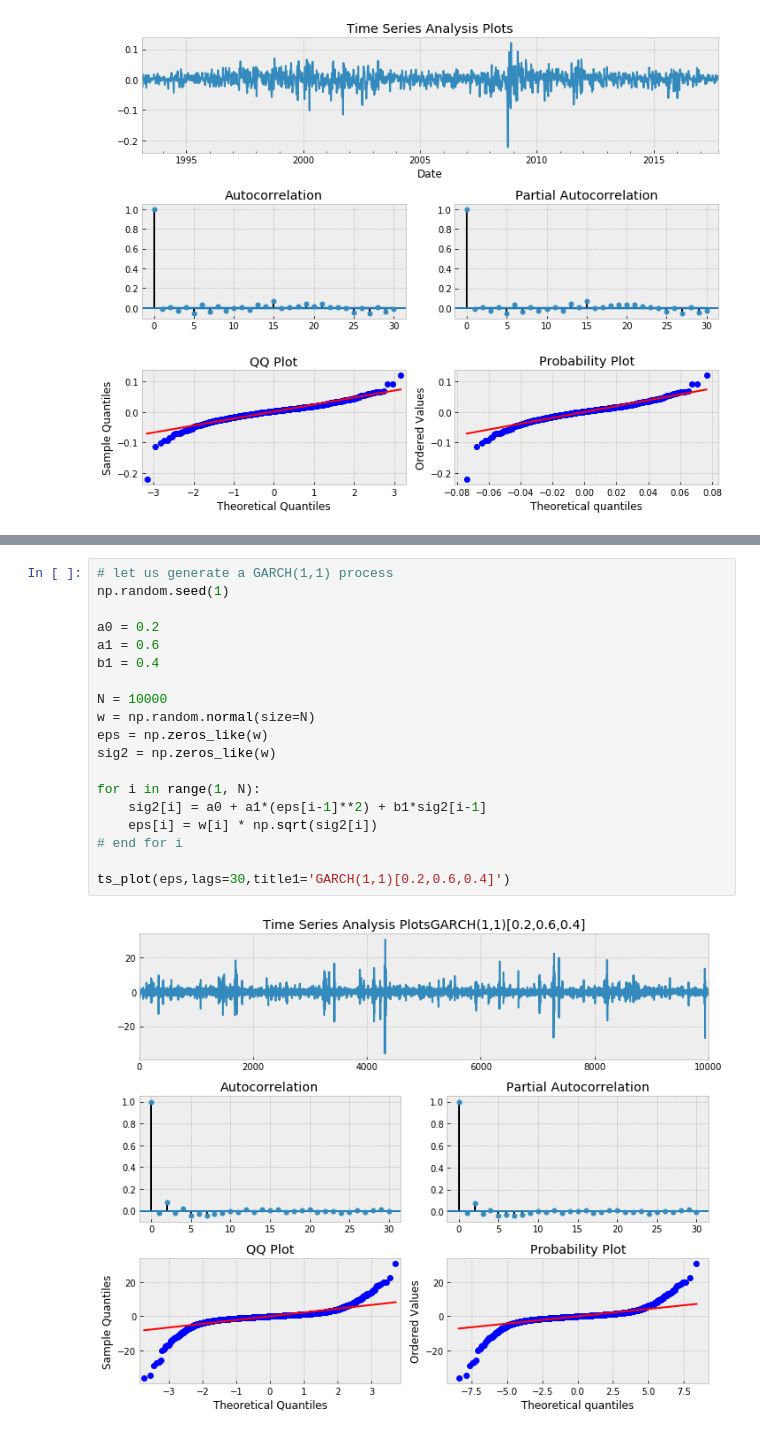
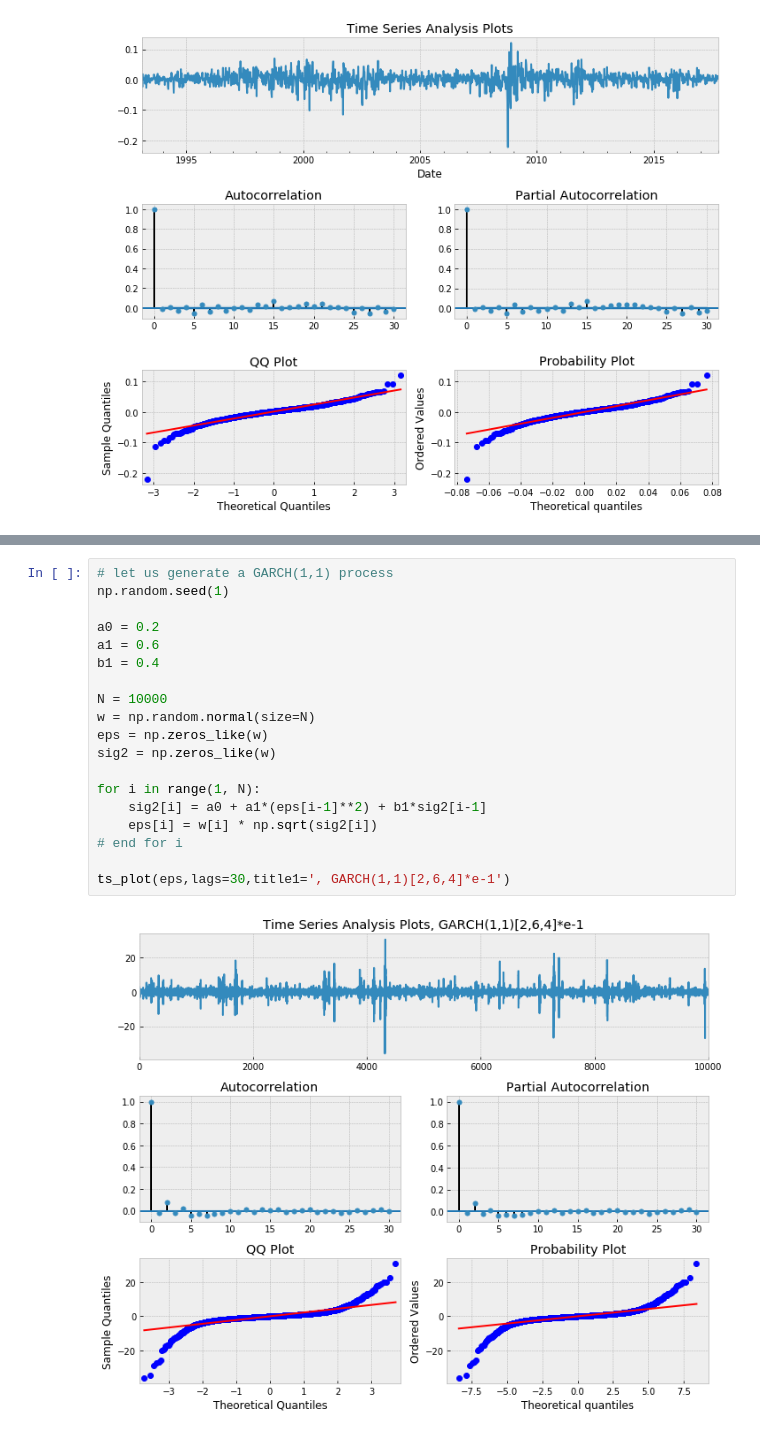
Before and after one commit to hknn88/10_cstone, a Jupyter notebook: 10_cstone_v2.ipynb, the cells around one changed output, grey strips where cells are left out. Saved outputs shown, nothing was run; the diff lists cells and outputs as text.

```diff
--- a/10_cstone_v2.ipynb
+++ b/10_cstone_v2.ipynb
@@ -345,22 +348,22 @@ ts_plot(eps,lags=30,title1='GARCH(1,1)[0.2,0.5,0.3]')
 # %%
 # let us generate a GARCH(1,1) process
 np.random.seed(1)
 
 a0 = 0.2
 a1 = 0.6
 b1 = 0.4
 
 N = 10000
 w = np.random.normal(size=N)
 eps = np.zeros_like(w)
 sig2 = np.zeros_like(w)
 
 for i in range(1, N):
     sig2[i] = a0 + a1*(eps[i-1]**2) + b1*sig2[i-1]
     eps[i] = w[i] * np.sqrt(sig2[i])
 # end for i
 
-ts_plot(eps,lags=30,title1='GARCH(1,1)[0.2,0.6,0.4]')
+ts_plot(eps,lags=30,title1=', GARCH(1,1)[2,6,4]*e-1')
 # %% [output]
-[figure, old version]
+[figure, new version]
 # %% [markdown]
```
Also changed, not shown: parts of 12 cells of this notebook.
